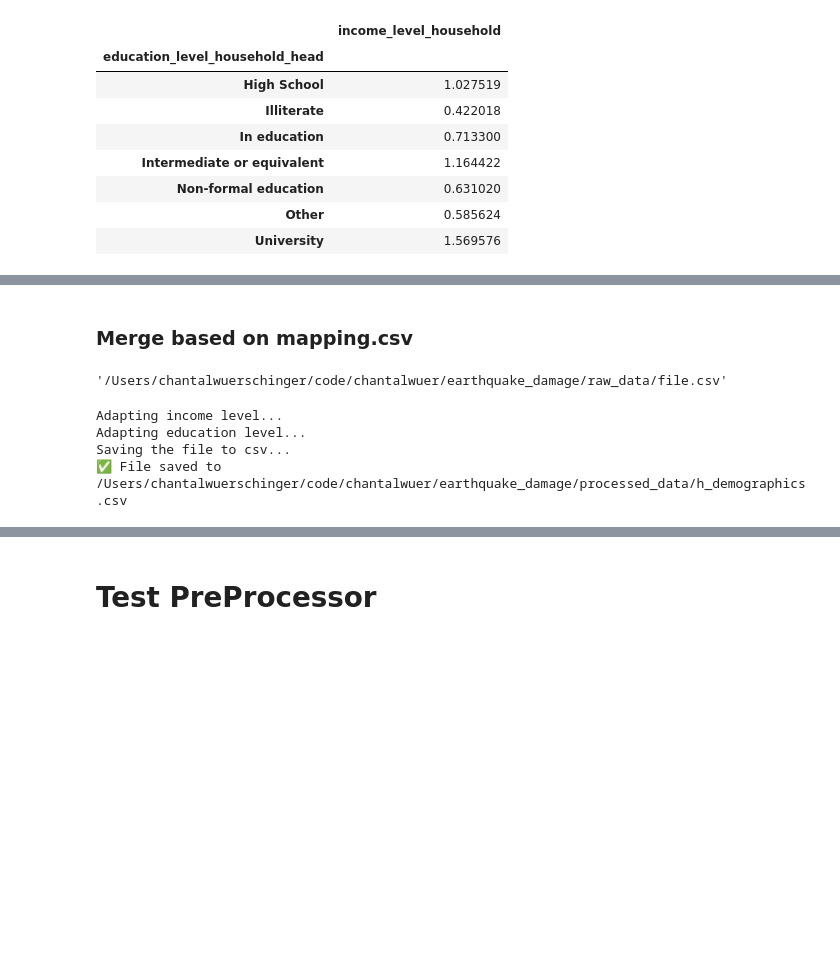
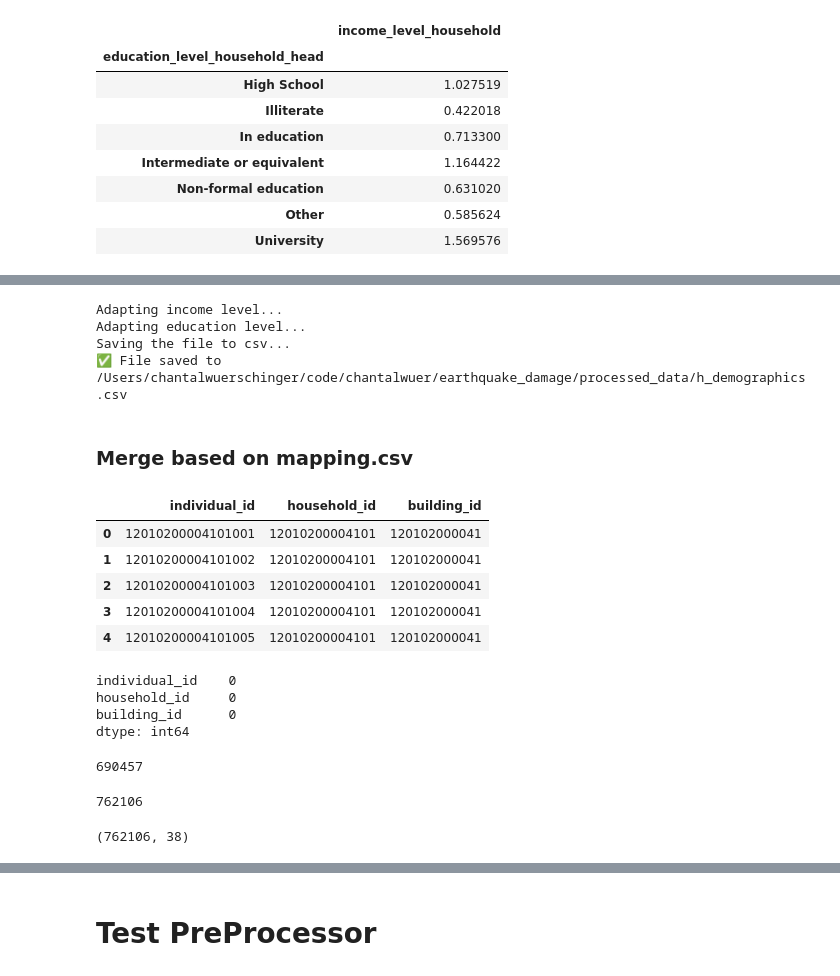
Before and after one commit to chantalwuer/earthquake_damage, a Jupyter notebook: notebooks/CW_Merging_Tables.ipynb, the cells around one changed output, grey strips where cells are left out. Cells and saved outputs as stored; diff of their text form; code cells hidden in the pictures; blank space fills up the shorter version.

```diff
--- a/notebooks/Merging_Tables.ipynb
+++ b/notebooks/CW_Merging_Tables.ipynb
@@ -383,21 +385,41 @@ h_demographics.groupby('education_level_household_head')[['income_level_househol
+# %%
+from earthquake_damage.data.merge_dataset import refine_demographics
+refine_demographics(h_demographics)
+# %% [output]
+Adapting income level...
+Adapting education level...
+Saving the file to csv...
+✅ File saved to /Users/chantalwuerschinger/code/chantalwuer/earthquake_damage/processed_data/h_demographics.csv
 # %% [markdown]
 ### Merge based on mapping.csv
-# %%
-# mapping = pd.read_csv('~/raw_data/geographical/mapping.csv')
-import os
-
-
-my_name = os.environ.get('MY_NAME')
-path = f'/Users/{my_name}/code/chantalwuer/earthquake_damage/raw_data/file.csv'
-# y_processed.to_csv(path, index=False)
-path
-# %% [output]
-'/Users/chantalwuerschinger/code/chantalwuer/earthquake_damage/raw_data/file.csv'
-# %%
-from earthquake_damage.data.merge_dataset import refine_demographics
-refine_demographics(h_demographics)
-# %% [output]
-Adapting income level...
-Adapting education level...
-Saving the file to csv...
-✅ File saved to /Users/chantalwuerschinger/code/chantalwuer/earthquake_damage/processed_data/h_demographics.csv
+# %%
+mapping = pd.read_csv('/Users/chantalwuerschinger/code/chantalwuer/earthquake_damage/raw_data/geographical/mapping.csv')
+merged = pd.read_csv('/Users/chantalwuerschinger/code/chantalwuer/earthquake_damage/processed_data/merge_structure_owner.csv')
+# %%
+mapping.head()
+# %% [output]
+|  | individual_id | household_id | building_id |
+| 0 | 12010200004101001 | 12010200004101 | 120102000041 |
+| 1 | 12010200004101002 | 12010200004101 | 120102000041 |
+| 2 | 12010200004101003 | 12010200004101 | 120102000041 |
+| 3 | 12010200004101004 | 12010200004101 | 120102000041 |
+| 4 | 12010200004101005 | 12010200004101 | 120102000041 |
+# %%
+mapping.isna().sum()
+# %% [output]
+individual_id    0
+household_id     0
+building_id      0
+dtype: int64
+# %%
+mapping.building_id.nunique()
+# %% [output]
+690457
+# %%
+merged.building_id.nunique()
+# %% [output]
+762106
+# %%
+merged.shape
+# %% [output]
+(762106, 38)
```
Also changed, not shown: parts of 7 cells of this notebook.
